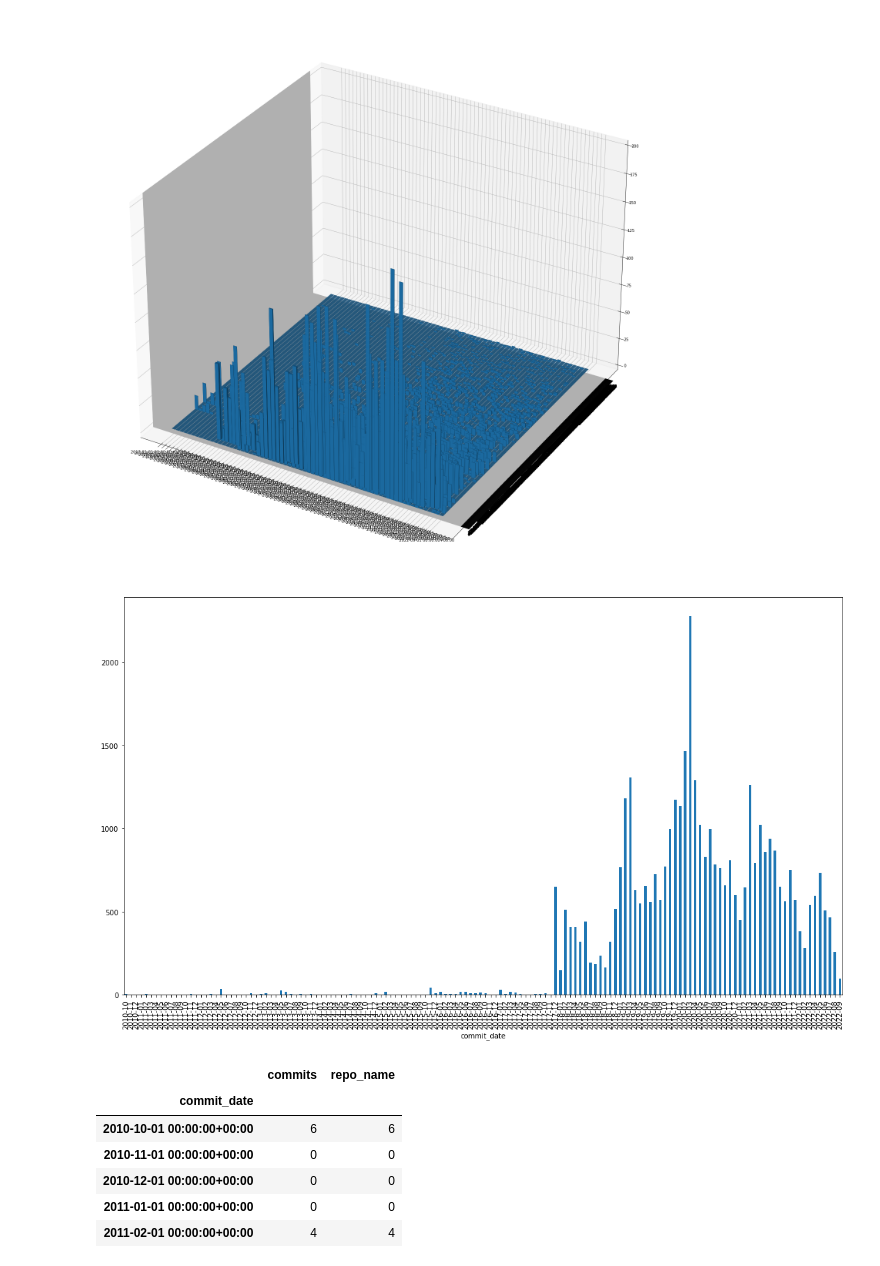
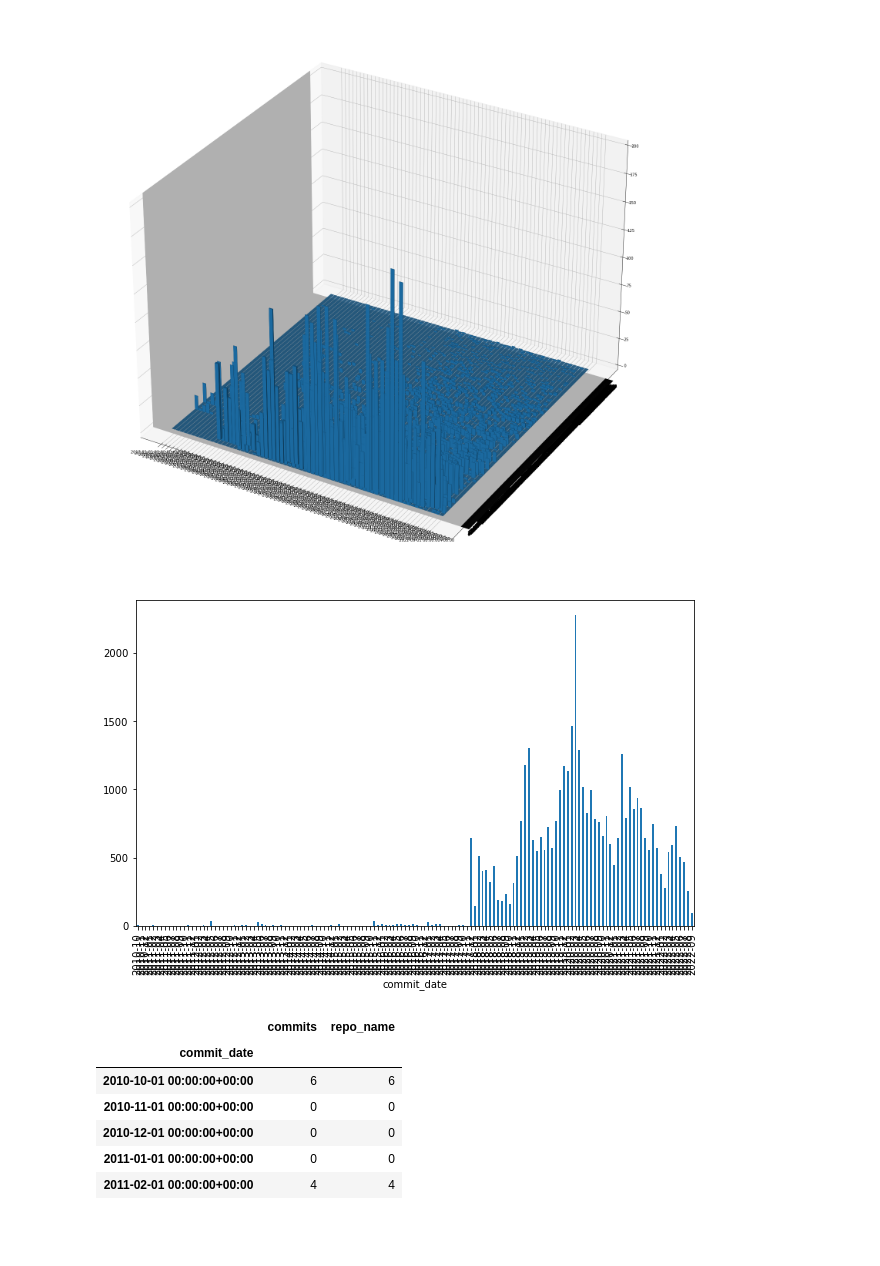
Before and after one commit to solalatus/deepfake_popularity, a Jupyter notebook: github_analyzer.ipynb, the cells around one changed output. Cells and saved outputs as stored; diff of their text form; code cells hidden in the pictures; blank space fills up the shorter version.

```diff
--- a/github_analyzer.ipynb
+++ b/github_analyzer.ipynb
@@ -224,20 +230,20 @@ plt.show()
 # %%
 import matplotlib.pyplot as plt
 from datetime import datetime
 
 resampled = df.resample("MS").count()
 
 
 ax = resampled.commits.plot(kind="bar")
 locs, labels=plt.xticks()
 
 ax.set_xticks(locs,[datetime.strftime(x,"%Y-%m") for x in list(resampled.index)])
 
-fig = plt.gcf()
-fig.set_size_inches(18.5, 10.5)
+plt.gcf().set_size_inches(10, 6)
+
 plt.show()
 # %% [output]
-[figure, old version]
+[figure, new version]
 # %%
 resampled
 # %% [output]
```
Also changed, not shown: parts of 6 cells of this notebook.
